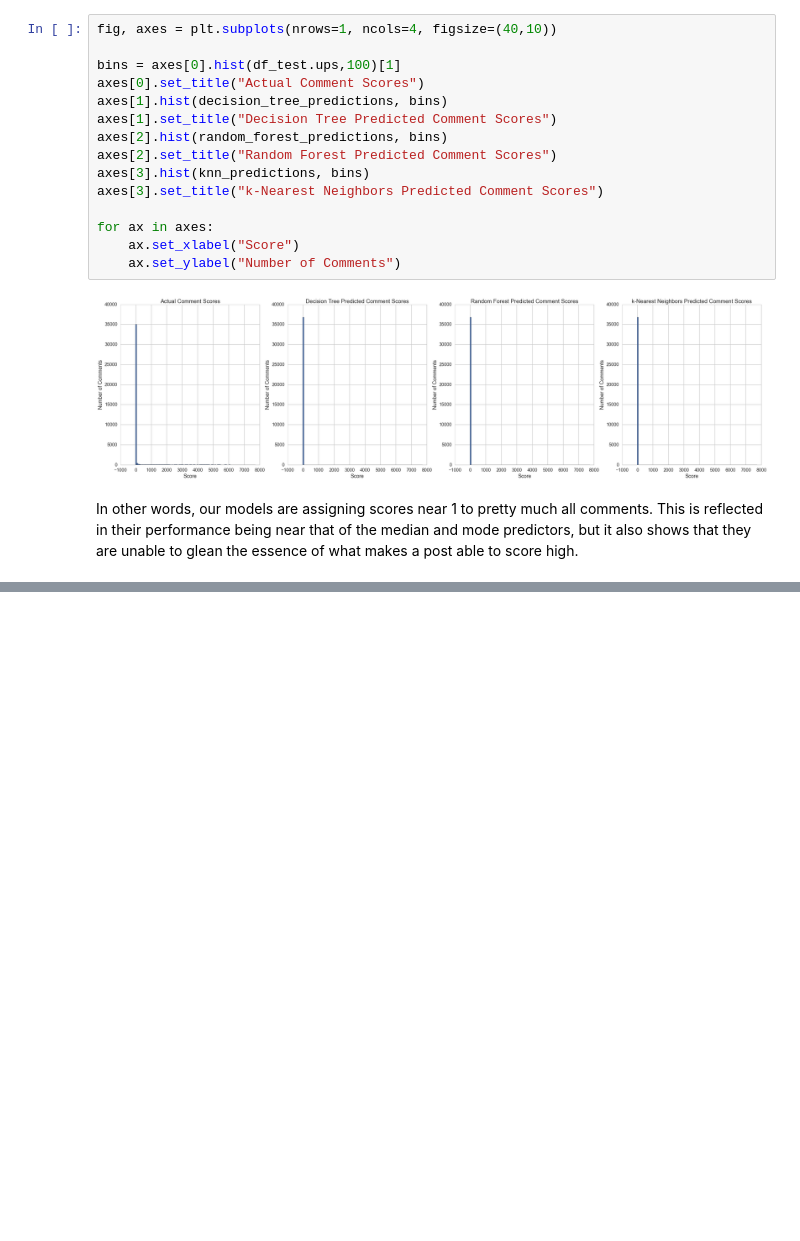
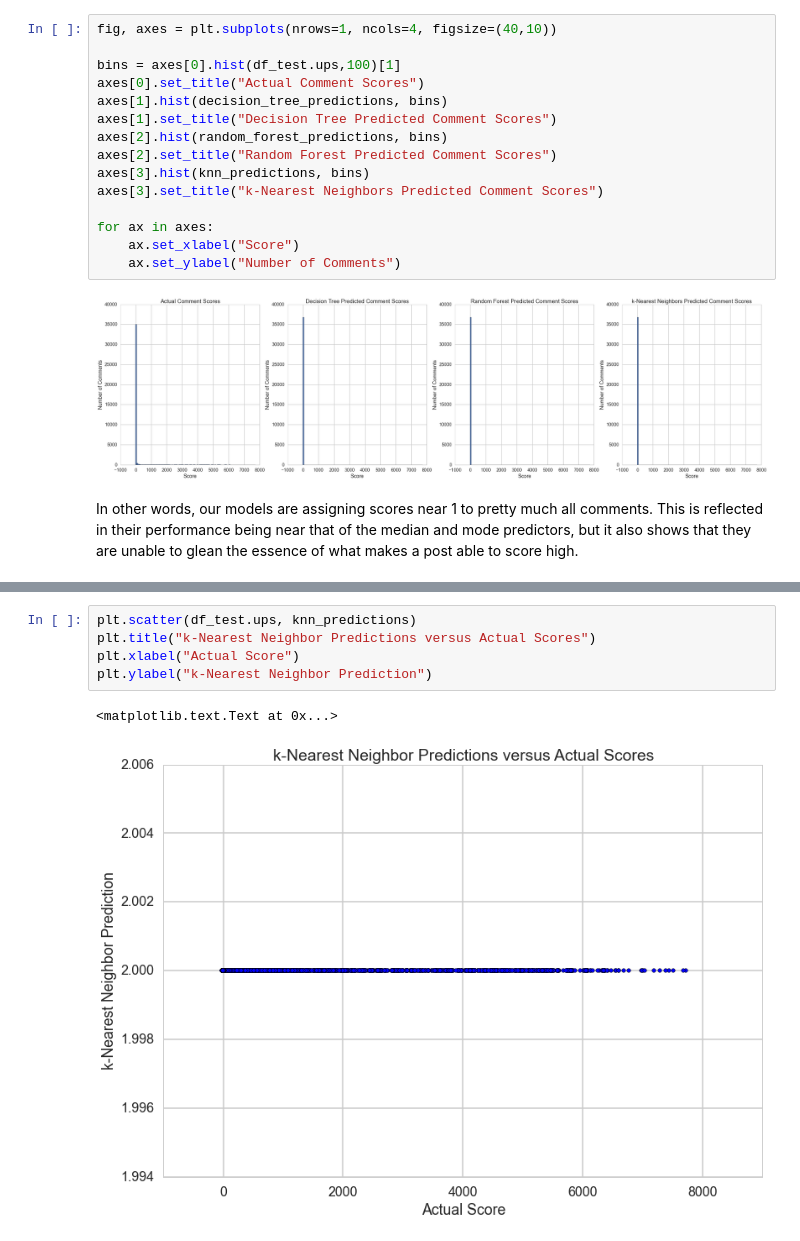
Before and after one commit to geoffstevens8/finalproject, a Jupyter notebook: Verification.ipynb, the cells around one changed output, grey strips where cells are left out. Cells and saved outputs as stored; diff of their text form; blank space fills up the shorter version.

```diff
--- a/Verification.ipynb
+++ b/Verification.ipynb
@@ -369,0 +386,8 @@ In other words, our models are assigning scores near 1 to pretty much all commen
+# %%
+plt.scatter(df_test.ups, knn_predictions)
+plt.title("k-Nearest Neighbor Predictions versus Actual Scores")
+plt.xlabel("Actual Score")
+plt.ylabel("k-Nearest Neighbor Prediction")
+# %% [output]
+<matplotlib.text.Text at 0x...>
+[figure, added]
```
Also changed, not shown: parts of 4 cells of this notebook.
